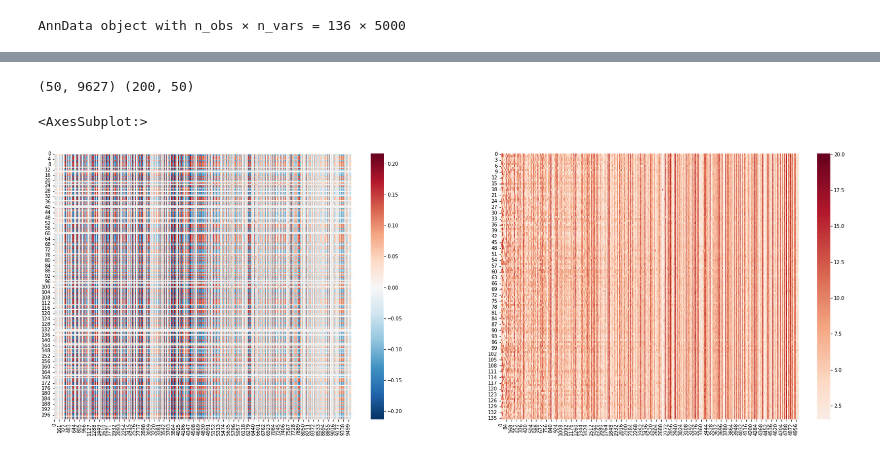
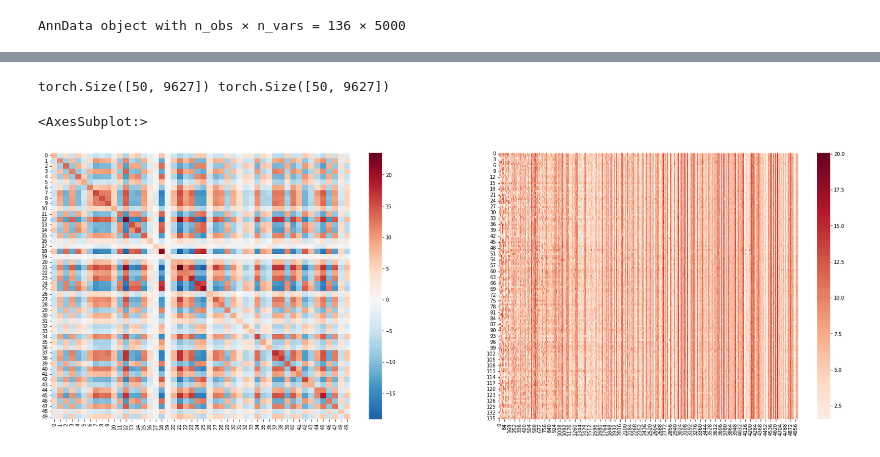
Before and after one commit to bioFAM/cellij, a Jupyter notebook: notebooks/mofa.ipynb, the cells around one changed output, grey strips where cells are left out. Saved outputs shown, nothing was run; the diff lists cells and outputs as text; code cells hidden in the pictures.

```diff
--- a/notebooks/mofa.ipynb
+++ b/notebooks/mofa.ipynb
@@ -35,15 +53,15 @@ sns.heatmap(mofa.get_w(format="numpy"), center=0, cmap='RdBu_r')
 # %%
 w = model.get_w()
 z = model.get_z()
 
 print(w.shape, z.shape)
 
-xhat = np.matmul(z,w)
+xhat = np.matmul(z,w.T)
 
 fig, ax = plt.subplots(1, 2, figsize=(30, 10))
 sns.heatmap(xhat, center=0, cmap='RdBu_r', ax=ax[0])
 sns.heatmap(mdata["mrna"].X, center=0, cmap='RdBu_r', ax=ax[1])
 # %% [output]
-(50, 9627) (200, 50)
+torch.Size([50, 9627]) torch.Size([50, 9627])
 <AxesSubplot:>
-[figure, old version]
+[figure, new version]
```
Also changed, not shown: parts of 4 cells of this notebook, 4 other files.
